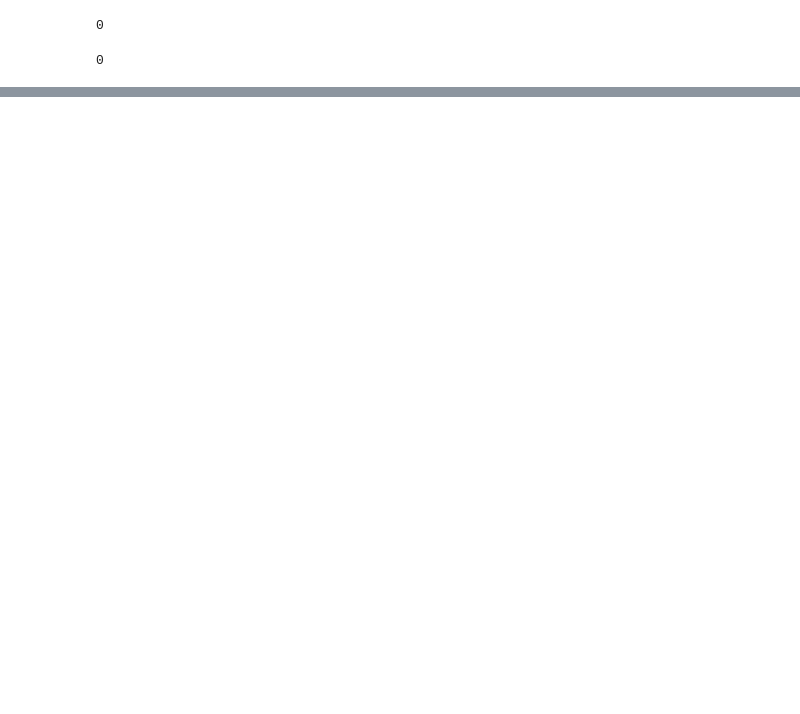
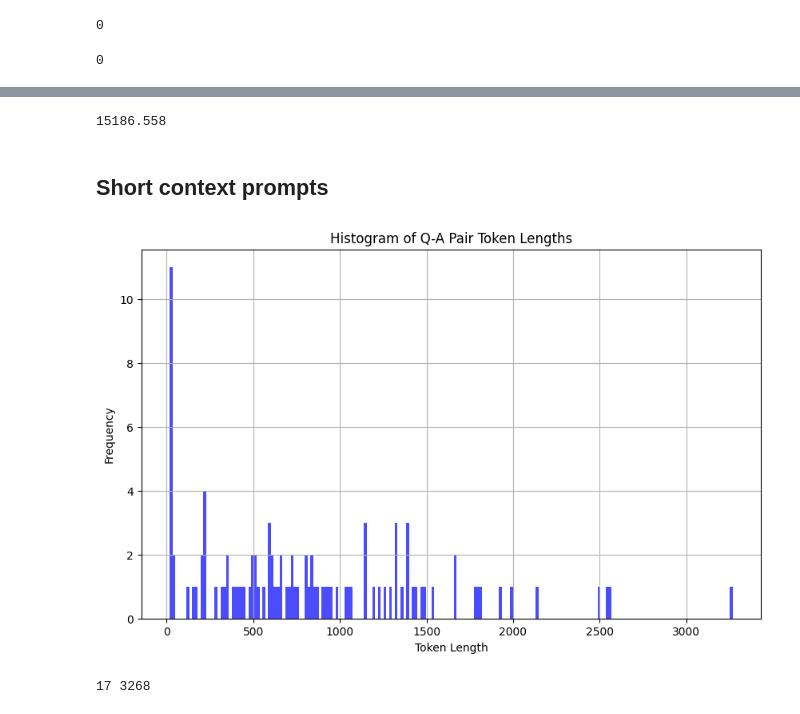
Before and after one commit to fabiopernisi/mistral-guard, a Jupyter notebook: src/evaluation.ipynb, the cells around one changed output, grey strips where cells are left out. Saved outputs shown, nothing was run; the diff lists cells and outputs as text; code cells hidden in the pictures; blank space fills up the shorter version.

```diff
--- a/src/evaluation.ipynb
+++ b/src/evaluation.ipynb
@@ -308,0 +390,22 @@ assert count1.equals(count2) and count2.equals(count3) and count3.equals(count4)
+# %%
+from transformers import AutoTokenizer
+def calculate_token_lengths(df, tokenizer_name="unsloth/mistral-7b-v0.3-bnb-4bit"):
+  tokenizer = AutoTokenizer.from_pretrained(tokenizer_name)
+  token_lengths = []
+  for _, row in df.iterrows():
+    prompt_tokens = tokenizer.tokenize(row['prompt'])
+    total_length = len(prompt_tokens)
+    token_lengths.append(total_length)
+  return token_lengths
+def plot_histogram(token_lengths):
+  plt.figure(figsize=(10, 6))
+  plt.hist(token_lengths, bins=200, color='blue', alpha=0.7)
+  plt.title("Histogram of Q-A Pair Token Lengths")
+  plt.xlabel("Token Length")
+  plt.ylabel("Frequency")
+  plt.grid(True)
+  plt.show()
+df = pd.read_csv("../data/train_data/stacked_prompts_split.csv")
+token_lengths = calculate_token_lengths(df)
+plot_histogram(token_lengths)
+print(min(token_lengths), max(token_lengths))
@@ -308,0 +415,31 @@ assert count1.equals(count2) and count2.equals(count3) and count3.equals(count4)
+# %%
+sum(token_lengths) / len(token_lengths)
+# %% [output]
+15186.558
+# %% [markdown]
+## Short context prompts
+# %%
+from transformers import AutoTokenizer
+def calculate_token_lengths(df, tokenizer_name="unsloth/mistral-7b-v0.3-bnb-4bit"):
+  tokenizer = AutoTokenizer.from_pretrained(tokenizer_name)
+  token_lengths = []
+  for _, row in df.iterrows():
+    prompt_tokens = tokenizer.tokenize(row['prompt'])
+    total_length = len(prompt_tokens)
+    token_lengths.append(total_length)
+  return token_lengths
+def plot_histogram(token_lengths):
+  plt.figure(figsize=(10, 6))
+  plt.hist(token_lengths, bins=200, color='blue', alpha=0.7)
+  plt.title("Histogram of Q-A Pair Token Lengths")
+  plt.xlabel("Token Length")
+  plt.ylabel("Frequency")
+  plt.grid(True)
+  plt.show()
+df = pd.read_csv("../data/short_context/stacked_prompts_split_0.0_short.csv")
+token_lengths = calculate_token_lengths(df)
+plot_histogram(token_lengths)
+print(min(token_lengths), max(token_lengths))
+# %% [output]
+[figure, added]
+17 3268
```
Also changed, not shown: parts of 30 cells of this notebook, 7 other files.
